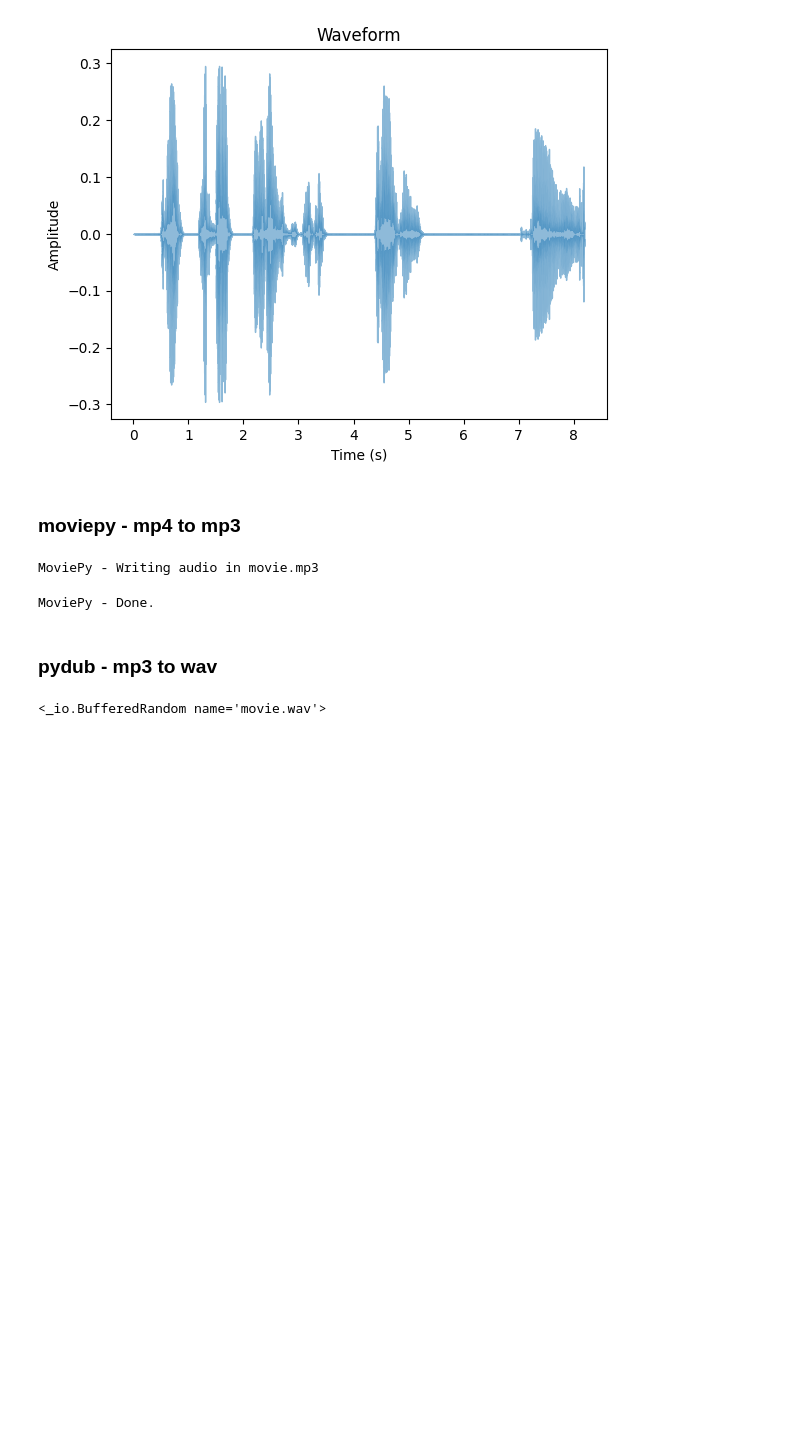
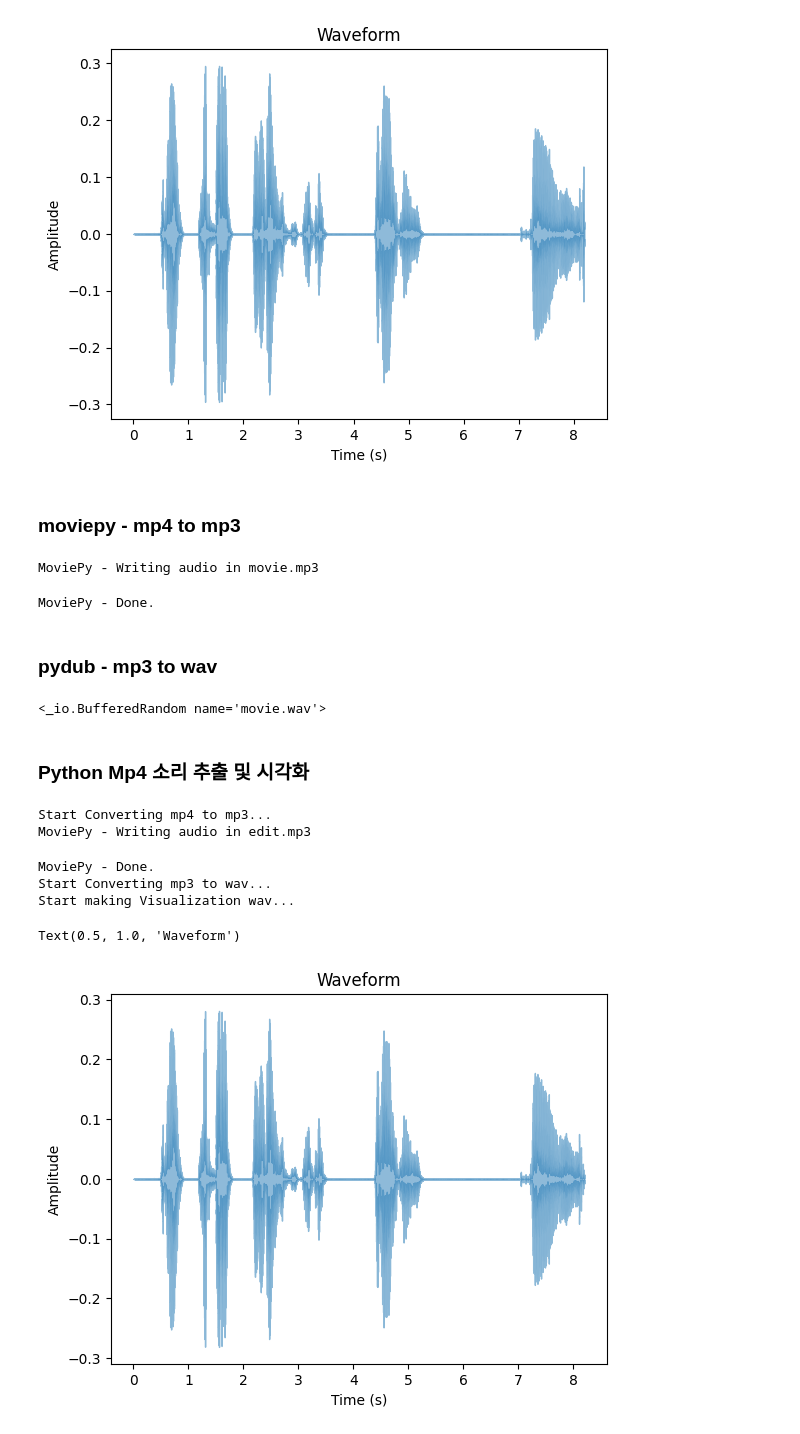
Before and after one commit to SAgiKPJH/SAGI_JJU-JJUCODE-, a Jupyter notebook: Project/01 영상편집 도우미 in python/VideoTest.ipynb, the cells around one changed output. Drawn from its saved outputs; the diff is of its cells as text; code cells hidden in the pictures; blank space fills up the shorter version.

Commit message:
End Python으로 소리 이미지 출력

```diff
--- a/Project/01 영상편집 도우미 in python/VideoTest.ipynb
+++ b/Project/01 영상편집 도우미 in python/VideoTest.ipynb
@@ -642,3 +642,48 @@ audSeg.export(dst, format="wav", bitrate=16)
 # sound.export("test.mp3", format="mp3")
 # %% [output]
 <_io.BufferedRandom name='movie.wav'>
+# %% [markdown]
+### Python Mp4 소리 추출 및 시각화
+# %%
+InputFileName = "edit"
+# %%
+print("Start Converting mp4 to mp3...")
+# mp4 to mp3
+import moviepy.editor as mp
+
+clip = mp.VideoFileClip(InputFileName+".mp4")
+clip.audio.write_audiofile(InputFileName+".mp3")
+
+print("Start Converting mp3 to wav...")
+# mp3 to wav
+import pydub
+from pydub import AudioSegment
+import ffmpeg
+
+audSeg = AudioSegment.from_mp3(InputFileName+".mp3")
+audSeg.export(InputFileName+".wav", format="wav", bitrate=16)
+
+print("Start making Visualization wav...")
+
+# wav to Visualization
+import numpy as np
+import librosa, librosa.display
+import matplotlib.pyplot as plt
+
+filepath = InputFileName+".wav"
+
+sig, sr = librosa.load(filepath, sr=22050)
+
+plt.figure(filepath)
+librosa.display.waveshow(sig, sr, alpha=0.5)
+plt.xlabel("Time (s)")
+plt.ylabel("Amplitude")
+plt.title("Waveform")
+# %% [output]
+Start Converting mp4 to mp3...
+MoviePy - Writing audio in edit.mp3
+MoviePy - Done.
+Start Converting mp3 to wav...
+Start making Visualization wav...
+Text(0.5, 1.0, 'Waveform')
+[figure, added]
```
Also changed, not shown: 4 other files.
